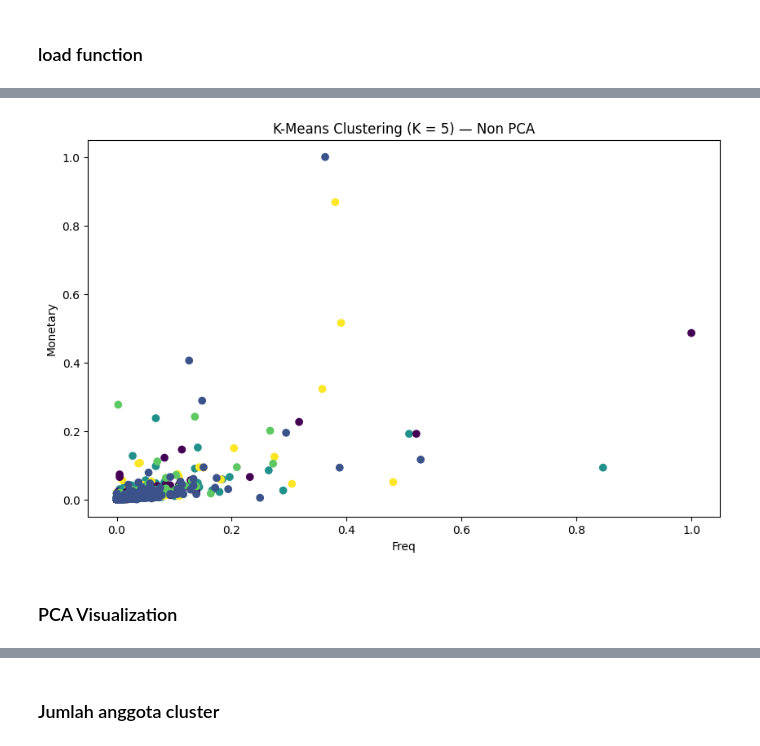
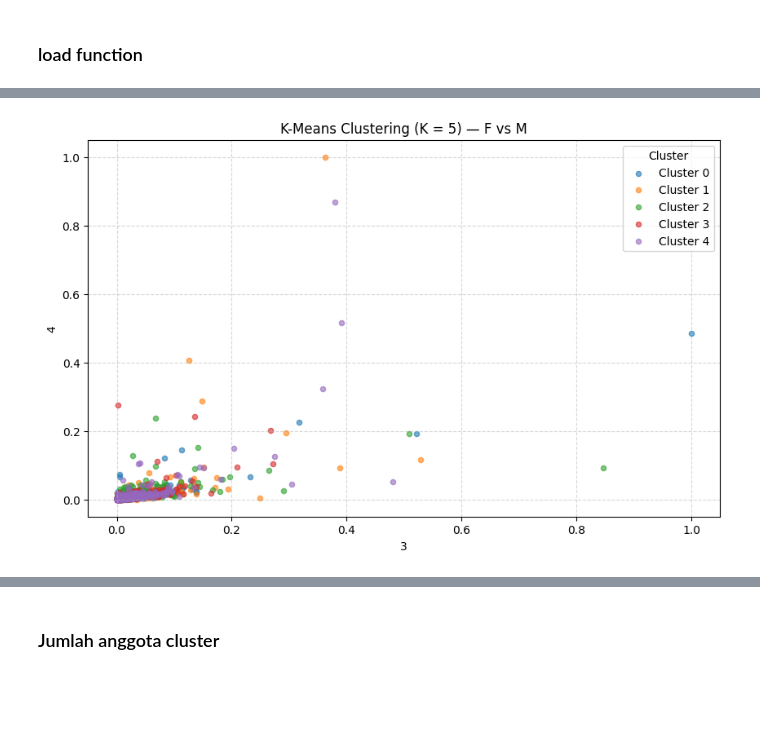
Before and after one commit to apostroef/LRMFVD-adb, a Jupyter notebook: LRMFVD.ipynb, the cells around one changed output, grey strips where cells are left out. Drawn from its saved outputs; the diff is of its cells as text; code cells hidden in the pictures; blank space fills up the shorter version.

```diff
--- a/LRMFVD.ipynb
+++ b/LRMFVD.ipynb
@@ -212,34 +212,50 @@ LRMFVD["Cluster_K5"] = clusters
 col_F = LRMFVD_df.columns.get_loc("F")
 col_M = LRMFVD_df.columns.get_loc("M")
 # %%
-cluster_centroids_scaled = LRMFVD_df.groupby(
-    clusters
-).mean()  # hitung rata-rata LRMFVD for each clusters
+if not isinstance(clusters, pd.Series):
+    clusters = pd.Series(clusters, name="Cluster_ID")
+LRMFVD_df["Cluster_ID"] = clusters
+
+cluster_centroids_scaled = LRMFVD_df.groupby(clusters).mean()
 global_mean = LRMFVD_df.mean()
 df_centroids = cluster_centroids_scaled.drop(columns=["Customer ID"])
 df_global_mean = pd.DataFrame(global_mean).T
 df_global_mean.index = ["Global Mean"]
 df_profile = pd.concat([df_centroids, df_global_mean])
 display(df_profile)
+plt.figure(figsize=(10, 6))
 
-# Plot
-plt.figure(figsize=(10, 6))
-plt.scatter(LRMFVD_df["F"], LRMFVD_df["M"], c=clusters)
-plt.title("K-Means Clustering (K = 5) — Non PCA")
-plt.xlabel("Freq")
-plt.ylabel("Monetary")
+unique_clusters = LRMFVD_df["Cluster_ID"].unique()
+unique_clusters.sort()
+
+for cluster_id in unique_clusters:
+    # Filter DataFrame untuk klaster saat ini
+    subset = LRMFVD_df[LRMFVD_df["Cluster_ID"] == cluster_id]
+
+    # Plot subset data
+    plt.scatter(
+        subset["F"],
+        subset["M"],
+        label=f"Cluster {cluster_id}",  # Label untuk legend
+        alpha=0.6,
+        s=20,
+    )
+
+plt.title("K-Means Clustering (K = 5) — F vs M")
+plt.xlabel(col_F)
+plt.ylabel(col_M)
+plt.legend(title="Cluster")  # Tampilkan legend
+plt.grid(True, linestyle="--", alpha=0.5)
 plt.show()
 # %% [output]
 |  | L | R | F | M | V | D_Afrika | D_America | D_Asia | D_Europe | D_Iceland | ... |
 | 0 | 0.371483 | 0.272398 | 0.013211 | 0.004551 | 0.004225 | 0.00085 | 0.001699 | 0.000000 | 0.005947 | 0.00000 | ... |
 | 1 | 0.368364 | 0.279621 | 0.013612 | 0.005155 | 0.004782 | 0.00000 | 0.003373 | 0.000843 | 0.003373 | 0.00000 | ... |
 | 2 | 0.350894 | 0.260711 | 0.013498 | 0.005249 | 0.005150 | 0.00000 | 0.009458 | 0.019776 | 0.361135 | 0.00086 | ... |
 | 3 | 0.373739 | 0.272243 | 0.012358 | 0.004158 | 0.004156 | 0.00000 | 0.000000 | 0.000000 | 0.001695 | 0.00000 | ... |
 | 4 | 0.384123 | 0.272952 | 0.013915 | 0.005669 | 0.006462 | 0.00000 | 0.000000 | 0.000000 | 0.014468 | 0.00000 | ... |
 | Global Mean | 0.369760 | 0.271623 | 0.013318 | 0.004956 | 0.004953 | 0.00017 | 0.002891 | 0.004081 | 0.076518 | 0.00017 | ... |
-[figure, old version]
+[figure, new version]
-# %% [markdown]
-### PCA Visualization
 # %%
 from sklearn.decomposition import PCA
 
```
Also changed, not shown: parts of 5 cells of this notebook.
